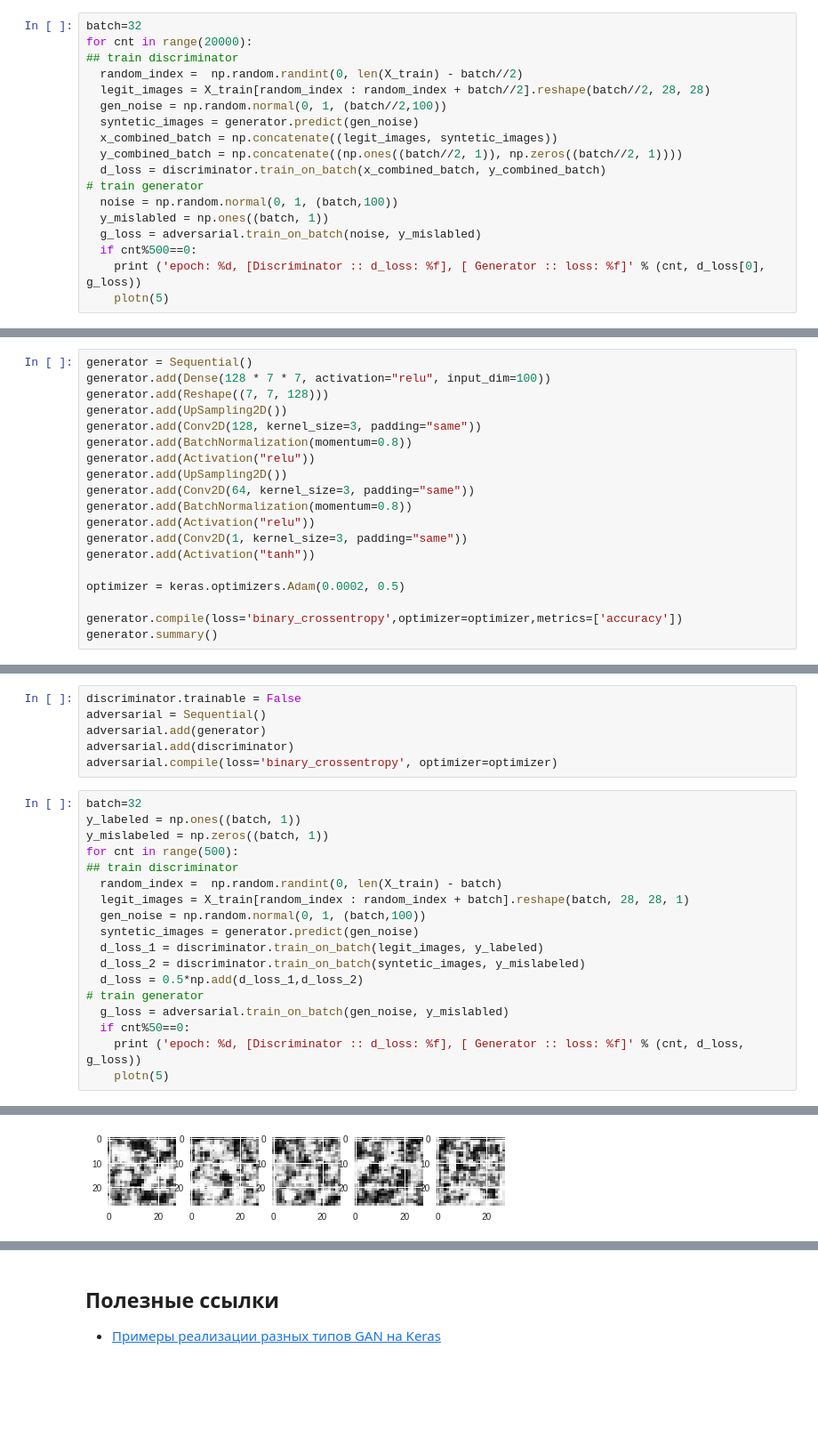
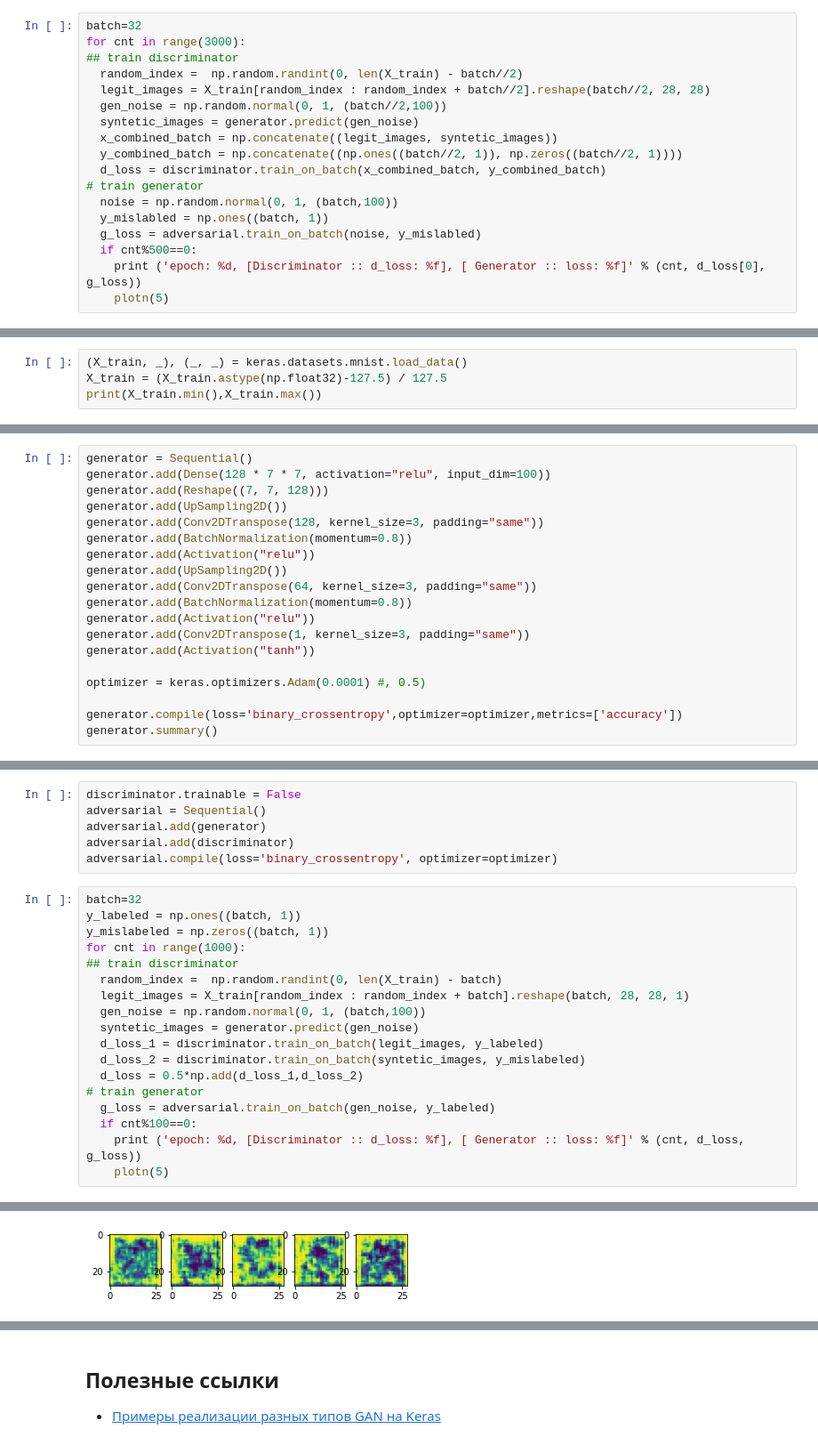
Before and after one commit to shwars/NeuroWorkshop, a Jupyter notebook: Notebooks_Colab/GANs.ipynb, the cells around one changed output, grey strips where cells are left out. Shown: that part at 89% size. Cells and saved outputs as stored; diff of their text form; blank space fills up the shorter version.

```diff
--- a/Notebooks_Colab/GANs.ipynb
+++ b/Notebooks_Colab/GANs.ipynb
@@ -78,7 +81,7 @@ def plotn(n):
   plt.show()
 # %%
 batch=32
-for cnt in range(20000):
+for cnt in range(3000):
 ## train discriminator
   random_index =  np.random.randint(0, len(X_train) - batch//2)
   legit_images = X_train[random_index : random_index + batch//2].reshape(batch//2, 28, 28)
@@ -112,3 +114,7 @@ epoch: 2500, [Discriminator :: d_loss: 0.465123], [ Generator :: loss: 1.853260]
 ## DCGAN
 
 Deep Convolutional GAN - генератор и дискриминатор делаются свёрточными сетями
+# %%
+(X_train, _), (_, _) = keras.datasets.mnist.load_data()
+X_train = (X_train.astype(np.float32)-127.5) / 127.5
+print(X_train.min(),X_train.max())
@@ -117,17 +125,17 @@ generator = Sequential()
 generator.add(Dense(128 * 7 * 7, activation="relu", input_dim=100))
 generator.add(Reshape((7, 7, 128)))
 generator.add(UpSampling2D())
-generator.add(Conv2D(128, kernel_size=3, padding="same"))
+generator.add(Conv2DTranspose(128, kernel_size=3, padding="same"))
 generator.add(BatchNormalization(momentum=0.8))
 generator.add(Activation("relu"))
 generator.add(UpSampling2D())
-generator.add(Conv2D(64, kernel_size=3, padding="same"))
+generator.add(Conv2DTranspose(64, kernel_size=3, padding="same"))
 generator.add(BatchNormalization(momentum=0.8))
 generator.add(Activation("relu"))
-generator.add(Conv2D(1, kernel_size=3, padding="same"))
+generator.add(Conv2DTranspose(1, kernel_size=3, padding="same"))
 generator.add(Activation("tanh"))
 
-optimizer = keras.optimizers.Adam(0.0002, 0.5)
+optimizer = keras.optimizers.Adam(0.0001) #, 0.5)
 
 generator.compile(loss='binary_crossentropy',optimizer=optimizer,metrics=['accuracy'])
 generator.summary()
@@ -182,7 +190,7 @@ adversarial.compile(loss='binary_crossentropy', optimizer=optimizer)
 batch=32
 y_labeled = np.ones((batch, 1))
 y_mislabeled = np.zeros((batch, 1))
-for cnt in range(500):
+for cnt in range(1000):
 ## train discriminator
   random_index =  np.random.randint(0, len(X_train) - batch)
   legit_images = X_train[random_index : random_index + batch].reshape(batch, 28, 28, 1)
@@ -192,8 +200,8 @@ for cnt in range(500):
   d_loss_2 = discriminator.train_on_batch(syntetic_images, y_mislabeled)
   d_loss = 0.5*np.add(d_loss_1,d_loss_2)
 # train generator
-  g_loss = adversarial.train_on_batch(gen_noise, y_mislabled)
-  if cnt%50==0:
+  g_loss = adversarial.train_on_batch(gen_noise, y_labeled)
+  if cnt%100==0:
     print ('epoch: %d, [Discriminator :: d_loss: %f], [ Generator :: loss: %f]' % (cnt, d_loss, g_loss))
     plotn(5)
 # %% [output]
@@ -201 +209 @@ epoch: 0, [Discriminator :: d_loss: 1.073407], [ Generator :: loss: 0.582876]
-[figure, old version]
+[figure, new version]
```
Also changed, not shown: parts of 6 cells of this notebook.
